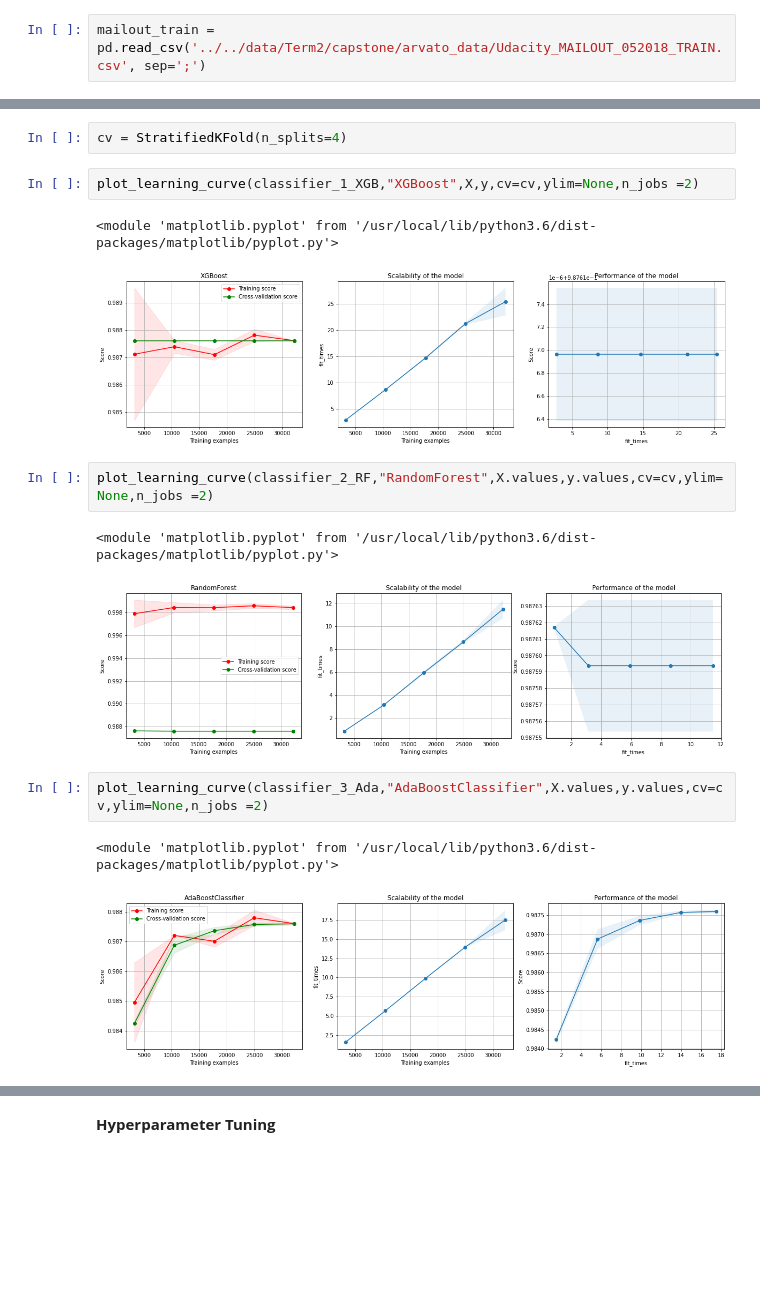
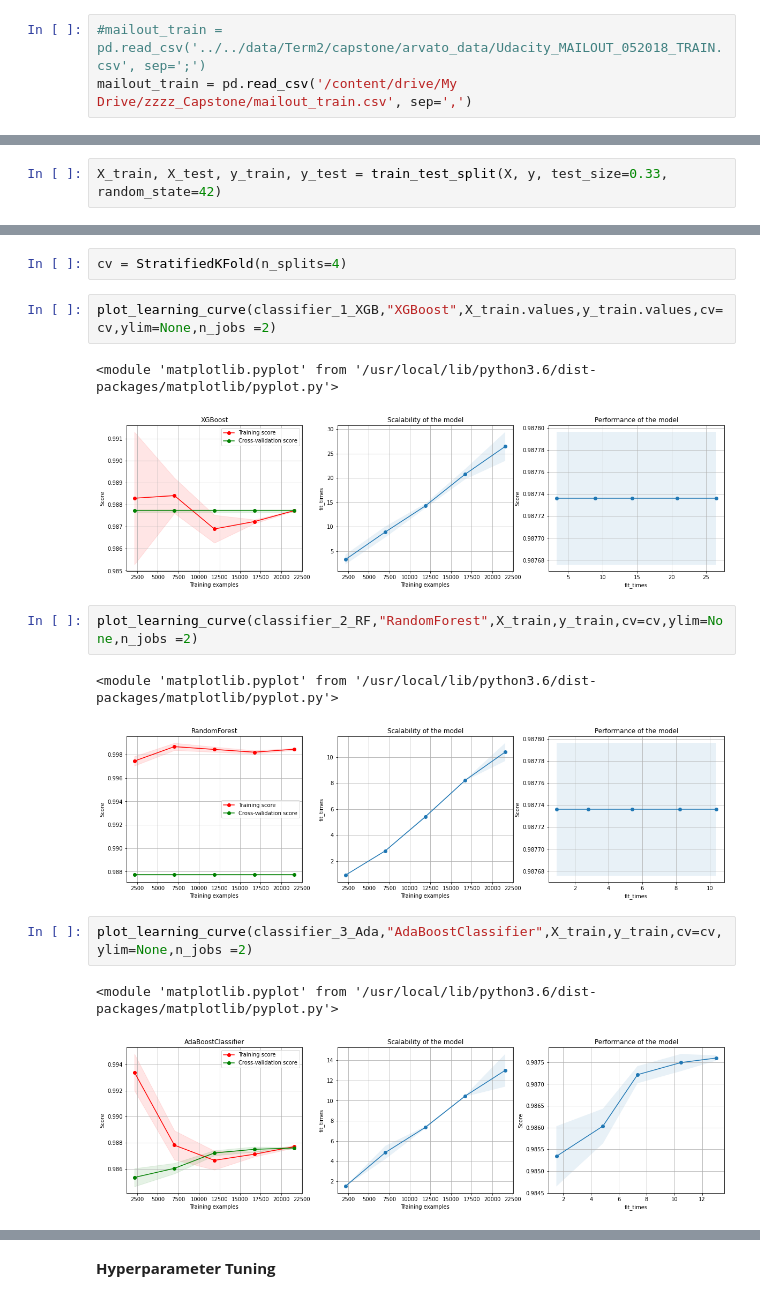
Before and after one commit to Joe-Abraham/Arvato-Financial-Services, a Jupyter notebook: Part_2_Supervised_Learning_Model_and_Part_3_Kaggle_Competition.ipynb, the cells around one changed output, grey strips where cells are left out. Cells and saved outputs as stored; diff of their text form; blank space fills up the shorter version.

```diff
--- a/Part_2_Supervised_Learning_Model_and_Part_3_Kaggle_Competition.ipynb
+++ b/Part_2_Supervised_Learning_Model_and_Part_3_Kaggle_Competition.ipynb
@@ -155,7 +154,8 @@ The "MAILOUT" data has been split into two approximately equal parts, each with
 # %% [markdown]
 **Loading and Cleaning Dataset**
 # %%
-mailout_train = pd.read_csv('../../data/Term2/capstone/arvato_data/Udacity_MAILOUT_052018_TRAIN.csv', sep=';')
+#mailout_train = pd.read_csv('../../data/Term2/capstone/arvato_data/Udacity_MAILOUT_052018_TRAIN.csv', sep=';')
+mailout_train = pd.read_csv('/content/drive/My Drive/zzzz_Capstone/mailout_train.csv', sep=',')
 # %%
 mailout_train_cleaned = data_cleaning(mailout_train,False)
 # %% [output]
@@ -186,3 +186,5 @@ mailout_train_cleaned.head(5), y.head(5)
  3    0.0
  4    0.0
  Name: RESPONSE, dtype: float64)
+# %%
+X_train, X_test, y_train, y_test = train_test_split(X, y, test_size=0.33, random_state=42)
@@ -300,18 +323,18 @@ classifier_4_DT = DecisionTreeClassifier(random_state=123)
 # %%
 cv = StratifiedKFold(n_splits=4)
 # %%
-plot_learning_curve(classifier_1_XGB,"XGBoost",X,y,cv=cv,ylim=None,n_jobs =2)
+plot_learning_curve(classifier_1_XGB,"XGBoost",X_train.values,y_train.values,cv=cv,ylim=None,n_jobs =2)
 # %% [output]
 <module 'matplotlib.pyplot' from '/usr/local/lib/python3.6/dist-packages/matplotlib/pyplot.py'>
-[figure, old version]
+[figure, new version]
 # %%
-plot_learning_curve(classifier_2_RF,"RandomForest",X.values,y.values,cv=cv,ylim=None,n_jobs =2)
+plot_learning_curve(classifier_2_RF,"RandomForest",X_train,y_train,cv=cv,ylim=None,n_jobs =2)
 # %% [output]
 <module 'matplotlib.pyplot' from '/usr/local/lib/python3.6/dist-packages/matplotlib/pyplot.py'>
-[figure, old version]
+[figure, new version]
 # %%
-plot_learning_curve(classifier_3_Ada,"AdaBoostClassifier",X.values,y.values,cv=cv,ylim=None,n_jobs =2)
+plot_learning_curve(classifier_3_Ada,"AdaBoostClassifier",X_train,y_train,cv=cv,ylim=None,n_jobs =2)
 # %% [output]
 <module 'matplotlib.pyplot' from '/usr/local/lib/python3.6/dist-packages/matplotlib/pyplot.py'>
-[figure, old version]
+[figure, new version]
 # %%
```
Also changed, not shown: parts of 43 cells of this notebook, 3 other files.
